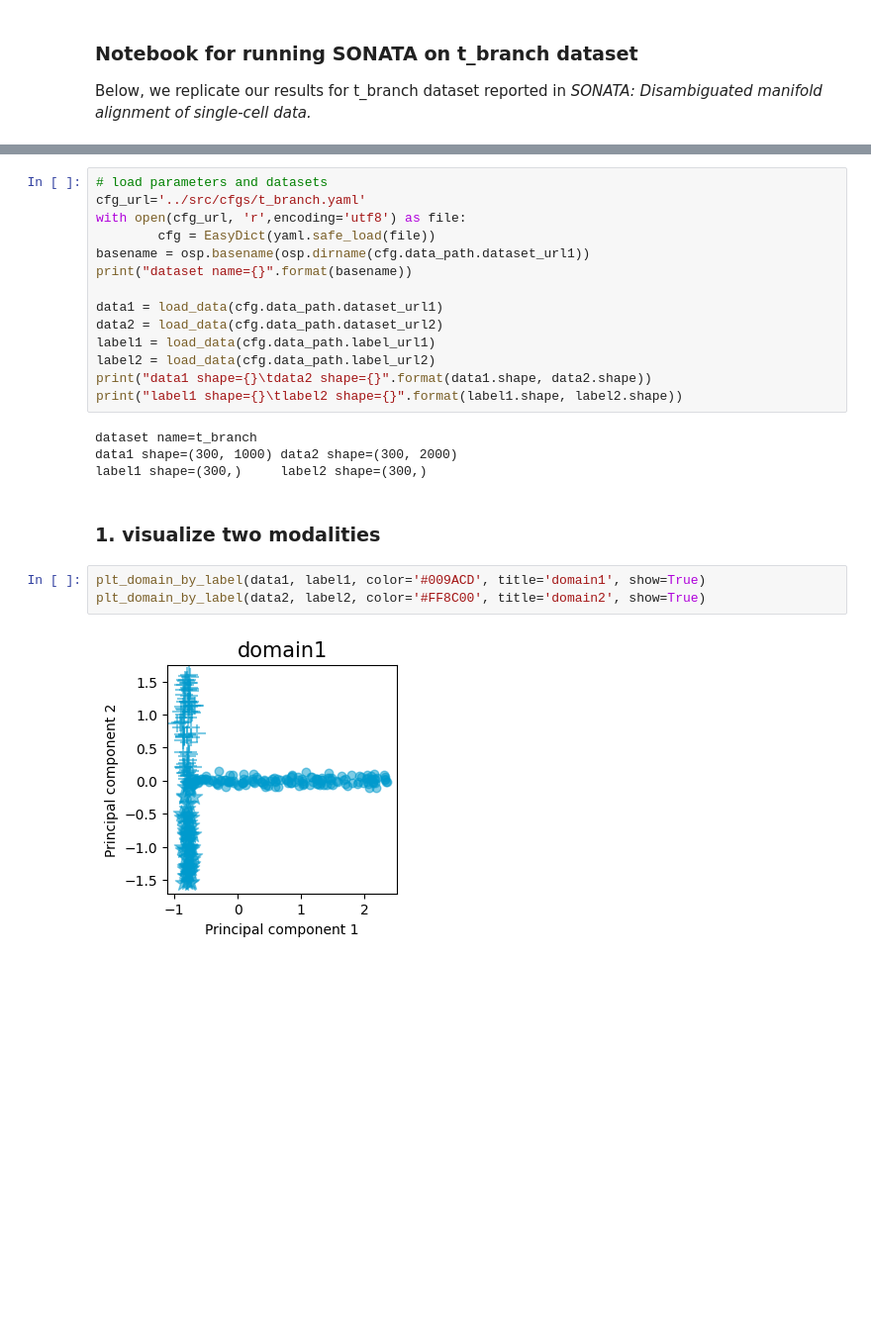
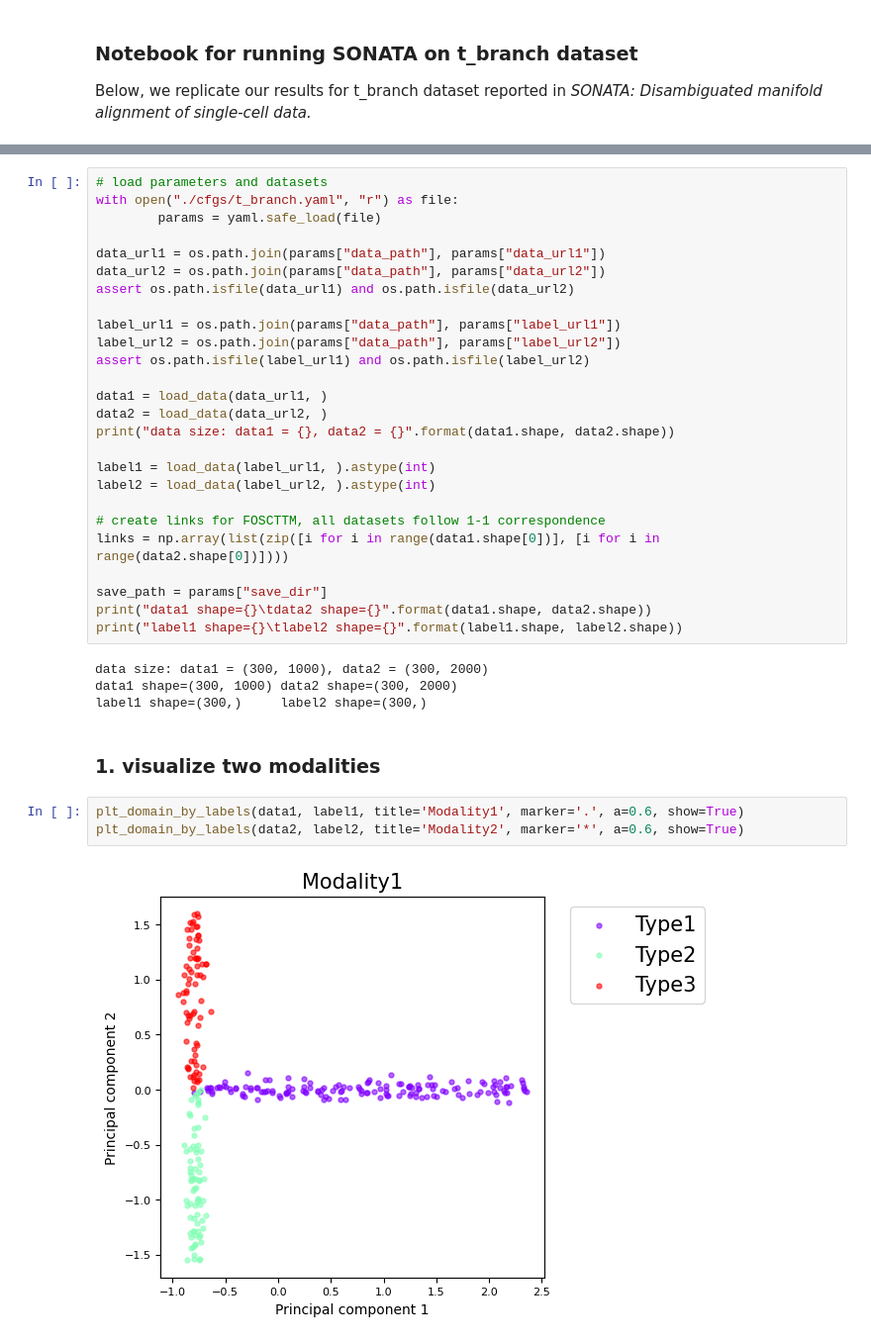
Before and after one commit to batmen-lab/SONATA, a Jupyter notebook: examples/simulation_t_branch.ipynb, the cells around one changed output, grey strips where cells are left out. Shown at 99% size. Cells and saved outputs as stored; diff of their text form; blank space fills up the shorter version.

Commit message:
update t_branch example

```diff
--- a/examples/simulation_t_branch.ipynb
+++ b/examples/simulation_t_branch.ipynb
@@ -15,25 +14,37 @@ import scotv1
-# %%
-# load parameters and datasets
-cfg_url='../src/cfgs/t_branch.yaml'
-with open(cfg_url, 'r',encoding='utf8') as file:
-        cfg = EasyDict(yaml.safe_load(file))
-basename = osp.basename(osp.dirname(cfg.data_path.dataset_url1))
-print("dataset name={}".format(basename))
-
-data1 = load_data(cfg.data_path.dataset_url1)
-data2 = load_data(cfg.data_path.dataset_url2)
-label1 = load_data(cfg.data_path.label_url1)
-label2 = load_data(cfg.data_path.label_url2)
-print("data1 shape={}\tdata2 shape={}".format(data1.shape, data2.shape))
-print("label1 shape={}\tlabel2 shape={}".format(label1.shape, label2.shape))
-# %% [output]
-dataset name=t_branch
-data1 shape=(300, 1000) data2 shape=(300, 2000)
-label1 shape=(300,)     label2 shape=(300,)
+# %%
+# load parameters and datasets
+with open("./cfgs/t_branch.yaml", "r") as file:
+        params = yaml.safe_load(file)
+
+data_url1 = os.path.join(params["data_path"], params["data_url1"])
+data_url2 = os.path.join(params["data_path"], params["data_url2"])
+assert os.path.isfile(data_url1) and os.path.isfile(data_url2)
+
+label_url1 = os.path.join(params["data_path"], params["label_url1"])
+label_url2 = os.path.join(params["data_path"], params["label_url2"])
+assert os.path.isfile(label_url1) and os.path.isfile(label_url2)
+
+data1 = load_data(data_url1, )
+data2 = load_data(data_url2, )
+print("data size: data1 = {}, data2 = {}".format(data1.shape, data2.shape))
+
+label1 = load_data(label_url1, ).astype(int)
+label2 = load_data(label_url2, ).astype(int)
+
+# create links for FOSCTTM, all datasets follow 1-1 correspondence
+links = np.array(list(zip([i for i in range(data1.shape[0])], [i for i in range(data2.shape[0])])))
+
+save_path = params["save_dir"]
+print("data1 shape={}\tdata2 shape={}".format(data1.shape, data2.shape))
+print("label1 shape={}\tlabel2 shape={}".format(label1.shape, label2.shape))
+# %% [output]
+data size: data1 = (300, 1000), data2 = (300, 2000)
+data1 shape=(300, 1000) data2 shape=(300, 2000)
+label1 shape=(300,)     label2 shape=(300,)
 # %% [markdown]
 ### 1. visualize two modalities
 # %%
-plt_domain_by_label(data1, label1, color='#009ACD', title='domain1', show=True)
-plt_domain_by_label(data2, label2, color='#FF8C00', title='domain2', show=True)
+plt_domain_by_labels(data1, label1, title='Modality1', marker='.', a=0.6, show=True)
+plt_domain_by_labels(data2, label2, title='Modality2', marker='*', a=0.6, show=True)
 # %% [output]
-[figure, old version]
+[figure, new version]
```
Also changed, not shown: parts of 20 cells of this notebook, 14 other files.
